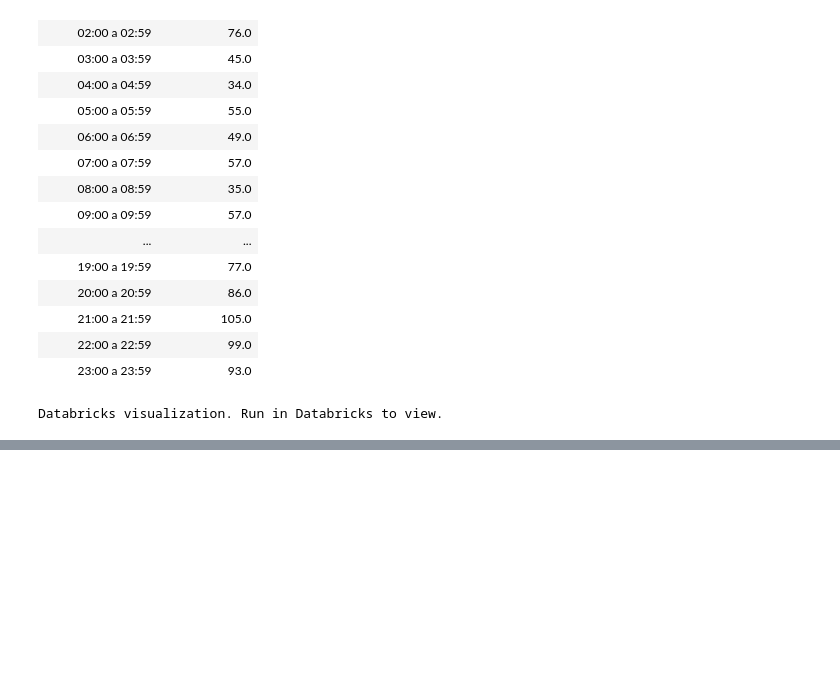
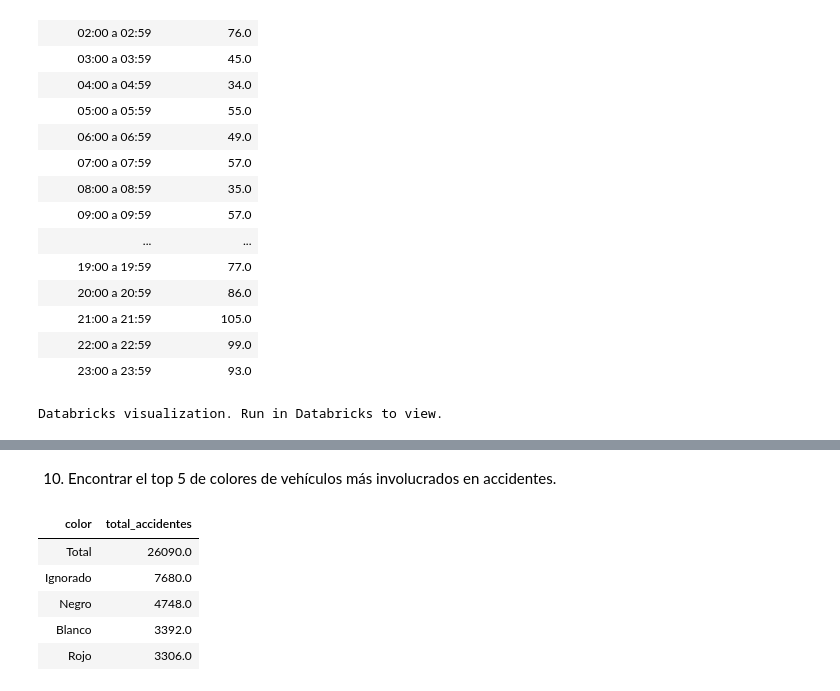
Before and after one commit to PabloSHerrera/Lab8Spark, a Jupyter notebook: Lab 8.ipynb, the cells around one changed output, grey strips where cells are left out. Saved outputs shown, nothing was run; the diff lists cells and outputs as text; code cells hidden in the pictures; blank space fills up the shorter version.

```diff
--- a/Lab 8.ipynb
+++ b/Lab 8.ipynb
@@ -1006,0 +1111,38 @@ Databricks visualization. Run in Databricks to view.
+# %% [markdown]
+10. Encontrar el top 5 de colores de vehículos más involucrados en accidentes.
+# %%
+# === PUNTO 10: Top 5 de colores de vehículos ===
+from pyspark.sql import functions as F
+
+# Cargar el cuadro que contiene la distribución de vehículos por color
+# Ajusta el número de cuadro si tu archivo tiene diferente orden
+vehiculos_color = _norm_cols(dfs["cuadro 19"])
+
+# Detectar columna de color
+color_col = next((c for c in vehiculos_color.columns if "color" in c.lower()), None)
+if not color_col:
+    raise RuntimeError("No se encontró una columna 'Color' en el cuadro de vehículos por color. Verifica el número de cuadro.")
+
+# Convertir todas las demás columnas numéricas y sumar
+num_cols = [c for c,t in vehiculos_color.dtypes if t in ("int","double","float","bigint") and c != color_col]
+vehiculos_color = vehiculos_color.withColumnRenamed(color_col, "color")
+
+vehiculos_color_total = vehiculos_color.select(
+    "color",
+    sum([F.coalesce(F.col(c).cast("double"), F.lit(0)) for c in num_cols]).alias("total_accidentes")
+)
+
+# Agrupar por color por si hay filas repetidas
+vehiculos_color_total = vehiculos_color_total.groupBy("color").agg(F.sum("total_accidentes").alias("total_accidentes"))
+
+# Ordenar descendente y limitar a 5
+top5_colores = vehiculos_color_total.orderBy(F.col("total_accidentes").desc()).limit(5)
+
+display(top5_colores)  # en Databricks, usa gráfico de barras
+# %% [output]
+| color | total_accidentes |
+| Total | 26090.0 |
+| Ignorado | 7680.0 |
+| Negro | 4748.0 |
+| Blanco | 3392.0 |
+| Rojo | 3306.0 |
```
Also changed, not shown: parts of 7 cells of this notebook.
